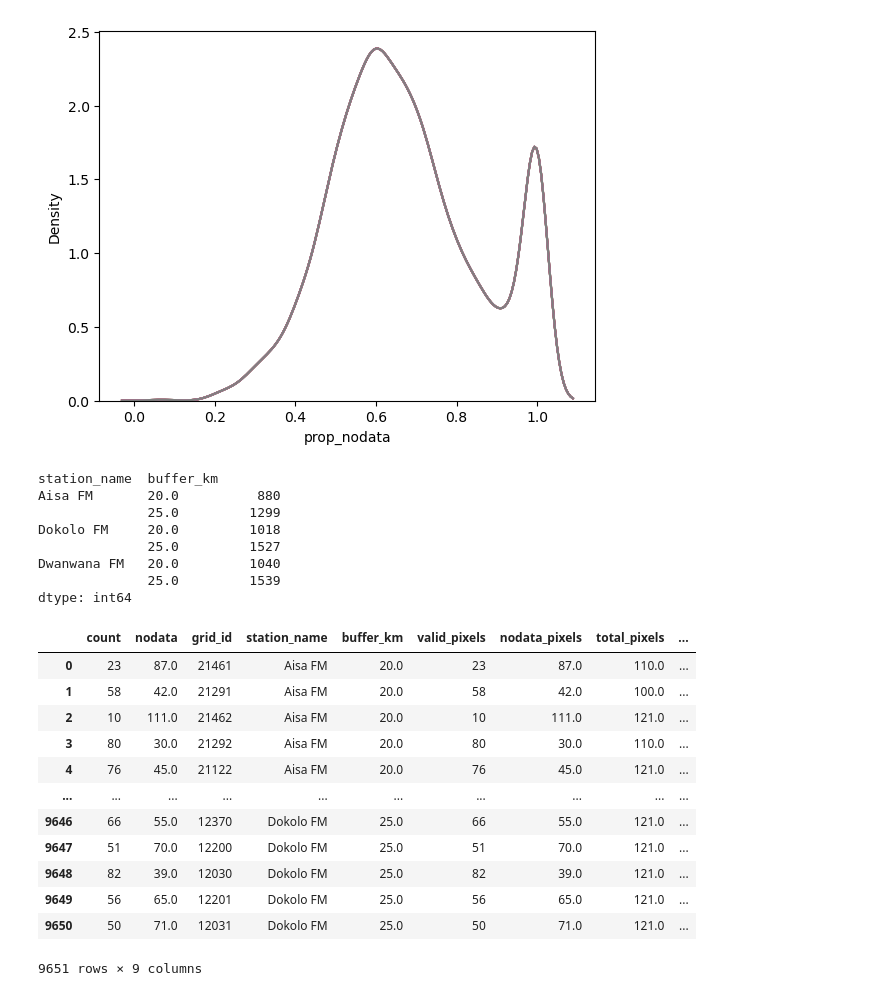
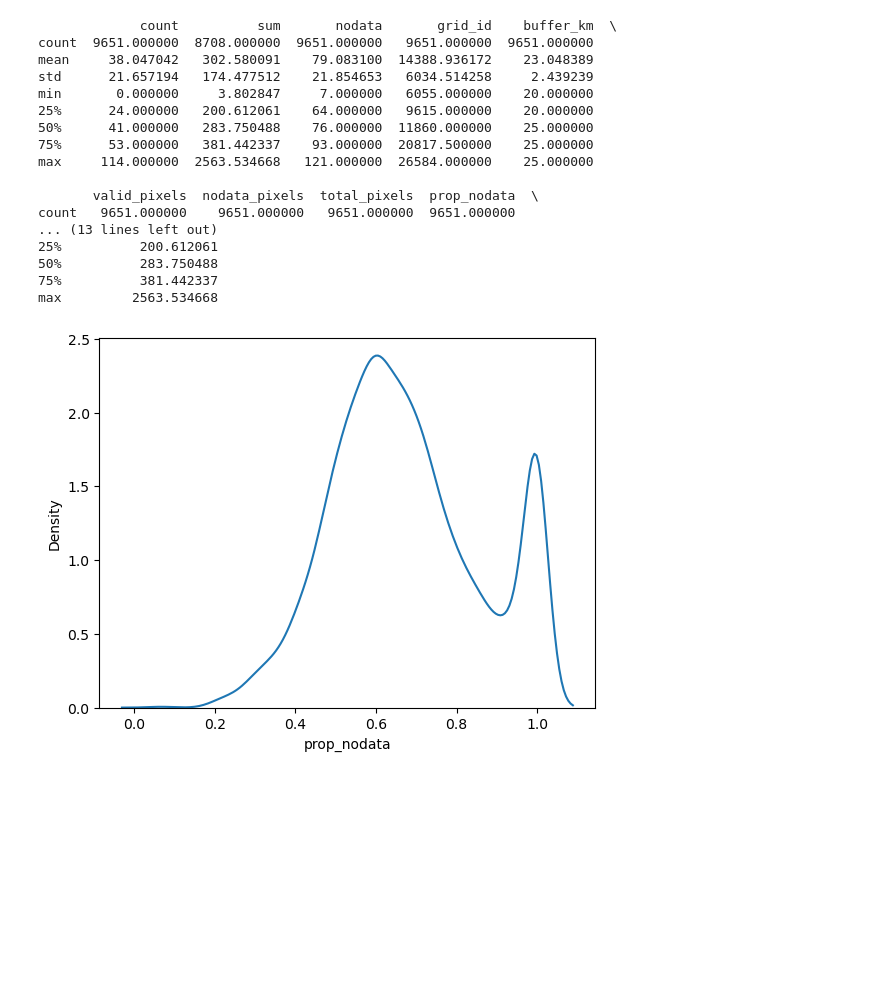
Before and after one commit to riklinssen/lm_sampling, a Jupyter notebook: notebooks/4_sample_grid_cells.ipynb, the cells around one changed output. Drawn from its saved outputs; the diff is of its cells as text; code cells hidden in the pictures; blank space fills up the shorter version.

Commit message:
sampling grid cells + visualisations

```diff
--- a/notebooks/4_sample_grid_cells.ipynb
+++ b/notebooks/4_sample_grid_cells.ipynb
@@ -35,24 +54,35 @@ population_info_raw=pd.read_csv(PROCESSED_DATA_DIR/'station_population_data.csv'
 # %%
-population_info_raw.describe()
+print(population_info_raw.describe())
 
 sns.kdeplot(population_info_raw['prop_nodata'])
 plt.show()
 # %% [output]
+             count          sum       nodata       grid_id    buffer_km  \
+count  9651.000000  8708.000000  9651.000000   9651.000000  9651.000000
+mean     38.047042   302.580091    79.083100  14388.936172    23.048389
+std      21.657194   174.477512    21.854653   6034.514258     2.439239
+min       0.000000     3.802847     7.000000   6055.000000    20.000000
+25%      24.000000   200.612061    64.000000   9615.000000    20.000000
+50%      41.000000   283.750488    76.000000  11860.000000    25.000000
+75%      53.000000   381.442337    93.000000  20817.500000    25.000000
+max     114.000000  2563.534668   121.000000  26584.000000    25.000000
+
+       valid_pixels  nodata_pixels  total_pixels  prop_nodata  \
+count   9651.000000    9651.000000   9651.000000  9651.000000
+... (13 lines left out)
+25%          200.612061
+50%          283.750488
+75%          381.442337
+max         2563.534668
-[figure, old version]
+[figure, new version]
 # %%
 # open the gridded buffers (which has the polygons for each grid_id)
 gridded_buffers_gdf=gpd.read_file(PROCESSED_DATA_DIR/'gridded_buffers_gdf.gpkg')
-#select those grid cells where the proportion of nodata is lower than 0.8. Thus in at least one fifth of the cells should be inhabited.
-sampling_frame=population_info_raw.loc[population_info_raw['prop_nodata']<=0.8]
+#select those grid cells where the proportion of nodata is lower than 0.8. Thus in at least one fifth of the pixels the cells should be inhabited.
+sampling_frame=population_info_raw
 
-#how many cells left after exclky
+#how many cells left after excluding <=0.8?
 sampling_frame.groupby(['station_name','buffer_km']).size()
+
+#let's take the 25km buffer.
+sampling_frame_25km=sampling_frame.loc[sampling_frame['buffer_km']==25.0]
-# %% [output]
-station_name  buffer_km
-Aisa FM       20.0          880
-              25.0         1299
-Dokolo FM     20.0         1018
-              25.0         1527
-Dwanwana FM   20.0         1040
-              25.0         1539
-dtype: int64
@@ -63,16 +88,0 @@ grid_id_geo_gdf=gridded_buffers_gdf[['grid_id', 'geometry']].drop_duplicates(sub
-# %%
-population_info_raw
-# %% [output]
-|  | count | nodata | grid_id | station_name | buffer_km | valid_pixels | nodata_pixels | total_pixels | ... |
-| 0 | 23 | 87.0 | 21461 | Aisa FM | 20.0 | 23 | 87.0 | 110.0 | ... |
-| 1 | 58 | 42.0 | 21291 | Aisa FM | 20.0 | 58 | 42.0 | 100.0 | ... |
-| 2 | 10 | 111.0 | 21462 | Aisa FM | 20.0 | 10 | 111.0 | 121.0 | ... |
-| 3 | 80 | 30.0 | 21292 | Aisa FM | 20.0 | 80 | 30.0 | 110.0 | ... |
-| 4 | 76 | 45.0 | 21122 | Aisa FM | 20.0 | 76 | 45.0 | 121.0 | ... |
-| ... | ... | ... | ... | ... | ... | ... | ... | ... | ... |
-| 9646 | 66 | 55.0 | 12370 | Dokolo FM | 25.0 | 66 | 55.0 | 121.0 | ... |
-| 9647 | 51 | 70.0 | 12200 | Dokolo FM | 25.0 | 51 | 70.0 | 121.0 | ... |
-| 9648 | 82 | 39.0 | 12030 | Dokolo FM | 25.0 | 82 | 39.0 | 121.0 | ... |
-| 9649 | 56 | 65.0 | 12201 | Dokolo FM | 25.0 | 56 | 65.0 | 121.0 | ... |
-| 9650 | 50 | 71.0 | 12031 | Dokolo FM | 25.0 | 50 | 71.0 | 121.0 | ... |
-9651 rows × 9 columns
```
Also changed, not shown: parts of 10 cells of this notebook, 3 other files.
